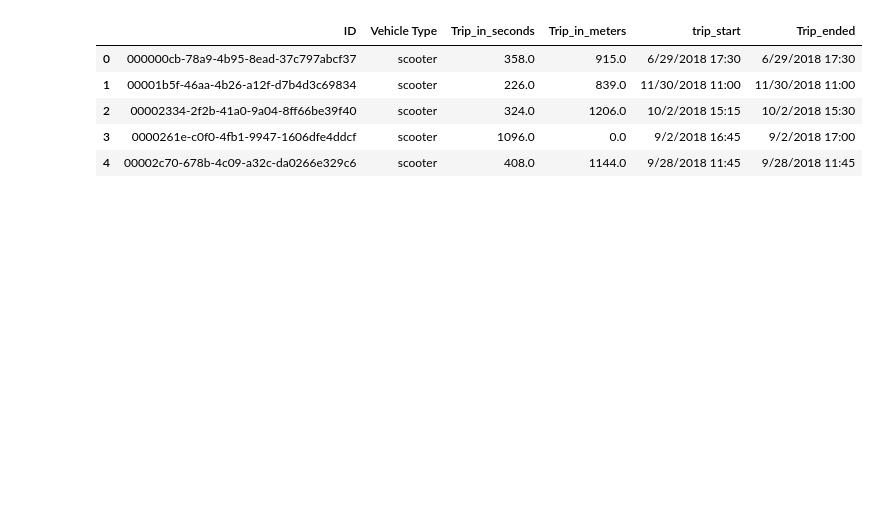
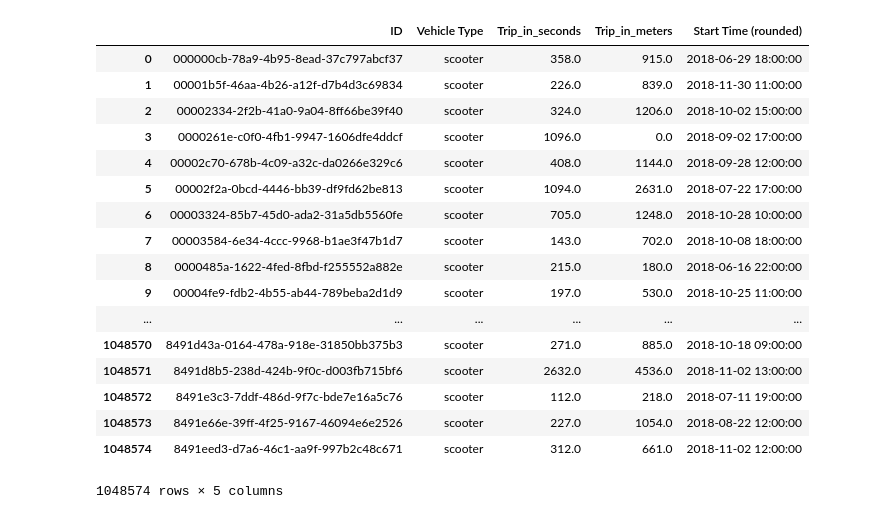
Before and after one commit to Ohmarr/Austin_Dockless_Vehicle_Study, a Jupyter notebook: dev/Extract_Transform_Dockless.ipynb, the cells around one changed output. Drawn from its saved outputs; the diff is of its cells as text; code cells hidden in the pictures; blank space fills up the shorter version.

```diff
--- a/dev/Extract_Transform_Dockless.ipynb
+++ b/dev/Extract_Transform_Dockless.ipynb
@@ -35,11 +22,8 @@ dockless_data_df.head()
 # %%
 new_dockless_data_df = dockless_data_df.rename(columns={'Trip Duration':'Trip_in_seconds',
-                                                        'Trip Distance':'Trip_in_meters',
-                                                        'Start Time':'trip_start',
-                                                        'End Time': 'Trip_ended'})
-#new_dockless_data_df.drop_duplicates('id', inplace=True)
-#new_license_data_df.set_index('id', inplace=True)
-#new_license_data_df = license_premise_df[['id', 'first_name', 'last_name']].copy()
+                                                        'Trip Distance':'Trip_in_meters'})
+
+
 
 new_dockless_data_df.head()
 # %% [output]
@@ -51,0 +52,16 @@ new_dockless_data_df.head()
+# %%
+new_dockless_data_df = new_dockless_data_df.dropna(subset=["Start Time"])
+# %%
+def round_nearest_hour(input_time):
+    try:
+        time = datetime.strptime(input_time, "%m/%d/%Y %H:%M")
+        time = time + timedelta(minutes=30)
+        month = time.month
+        year = time.year
+        day = time.day
+        hour = time.hour
+        minute = 0
+        return datetime(year, month, day, hour, minute)
+    except:
+        print("Error: ", input_time)
+round_nearest_hour('6/29/2018 23:20')
@@ -51,0 +70,3 @@ new_dockless_data_df.head()
+# %%
+new_dockless_data_df["Start Time (rounded)"] = new_dockless_data_df["Start Time"].apply(round_nearest_hour)
+new_dockless_data_df.head()
@@ -52,10 +81,24 @@ new_dockless_data_df.head()
 # %%
-new_dockless_df = new_dockless_data_df[["ID", "Vehicle Type", "Trip_in_seconds", "Trip_in_meters", "trip_start", "Trip_ended"]].copy()
-new_dockless_df.head()
+new_dockless_df = new_dockless_data_df[["ID", "Vehicle Type", "Trip_in_seconds", "Trip_in_meters", "Start Time (rounded)" ]].copy()
+
+#new_dockless_df.head()
+new_dockless_df
 # %% [output]
-|  | ID | Vehicle Type | Trip_in_seconds | Trip_in_meters | trip_start | Trip_ended |
-| 0 | 000000cb-78a9-4b95-8ead-37c797abcf37 | scooter | 358.0 | 915.0 | 6/29/2018 17:30 | 6/29/2018 17:30 |
-| 1 | 00001b5f-46aa-4b26-a12f-d7b4d3c69834 | scooter | 226.0 | 839.0 | 11/30/2018 11:00 | 11/30/2018 11:00 |
-| 2 | 00002334-2f2b-41a0-9a04-8ff66be39f40 | scooter | 324.0 | 1206.0 | 10/2/2018 15:15 | 10/2/2018 15:30 |
-| 3 | 0000261e-c0f0-4fb1-9947-1606dfe4ddcf | scooter | 1096.0 | 0.0 | 9/2/2018 16:45 | 9/2/2018 17:00 |
-| 4 | 00002c70-678b-4c09-a32c-da0266e329c6 | scooter | 408.0 | 1144.0 | 9/28/2018 11:45 | 9/28/2018 11:45 |
+|  | ID | Vehicle Type | Trip_in_seconds | Trip_in_meters | Start Time (rounded) |
+| 0 | 000000cb-78a9-4b95-8ead-37c797abcf37 | scooter | 358.0 | 915.0 | 2018-06-29 18:00:00 |
+| 1 | 00001b5f-46aa-4b26-a12f-d7b4d3c69834 | scooter | 226.0 | 839.0 | 2018-11-30 11:00:00 |
+| 2 | 00002334-2f2b-41a0-9a04-8ff66be39f40 | scooter | 324.0 | 1206.0 | 2018-10-02 15:00:00 |
+| 3 | 0000261e-c0f0-4fb1-9947-1606dfe4ddcf | scooter | 1096.0 | 0.0 | 2018-09-02 17:00:00 |
+| 4 | 00002c70-678b-4c09-a32c-da0266e329c6 | scooter | 408.0 | 1144.0 | 2018-09-28 12:00:00 |
+| 5 | 00002f2a-0bcd-4446-bb39-df9fd62be813 | scooter | 1094.0 | 2631.0 | 2018-07-22 17:00:00 |
+| 6 | 00003324-85b7-45d0-ada2-31a5db5560fe | scooter | 705.0 | 1248.0 | 2018-10-28 10:00:00 |
+| 7 | 00003584-6e34-4ccc-9968-b1ae3f47b1d7 | scooter | 143.0 | 702.0 | 2018-10-08 18:00:00 |
+| 8 | 0000485a-1622-4fed-8fbd-f255552a882e | scooter | 215.0 | 180.0 | 2018-06-16 22:00:00 |
+| 9 | 00004fe9-fdb2-4b55-ab44-789beba2d1d9 | scooter | 197.0 | 530.0 | 2018-10-25 11:00:00 |
+| ... | ... | ... | ... | ... | ... |
+| 1048570 | 8491d43a-0164-478a-918e-31850bb375b3 | scooter | 271.0 | 885.0 | 2018-10-18 09:00:00 |
+| 1048571 | 8491d8b5-238d-424b-9f0c-d003fb715bf6 | scooter | 2632.0 | 4536.0 | 2018-11-02 13:00:00 |
+| 1048572 | 8491e3c3-7ddf-486d-9f7c-bde7e16a5c76 | scooter | 112.0 | 218.0 | 2018-07-11 19:00:00 |
+| 1048573 | 8491e66e-39ff-4f25-9167-46094e6e2526 | scooter | 227.0 | 1054.0 | 2018-08-22 12:00:00 |
+| 1048574 | 8491eed3-d7a6-46c1-aa9f-997b2c48c671 | scooter | 312.0 | 661.0 | 2018-11-02 12:00:00 |
+1048574 rows × 5 columns
```
Also changed, not shown: parts of 11 cells of this notebook, 1 other file.
